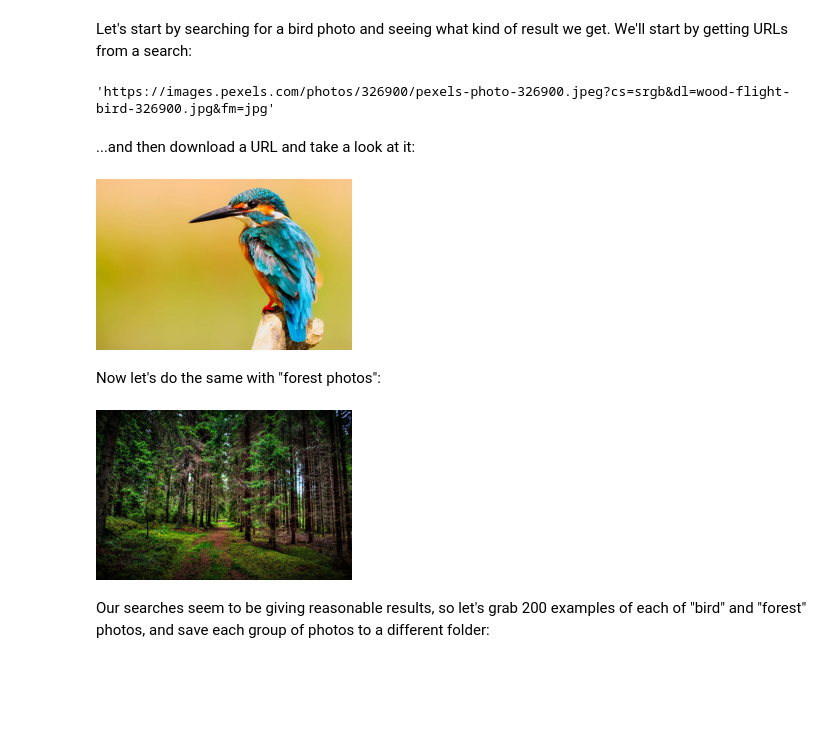
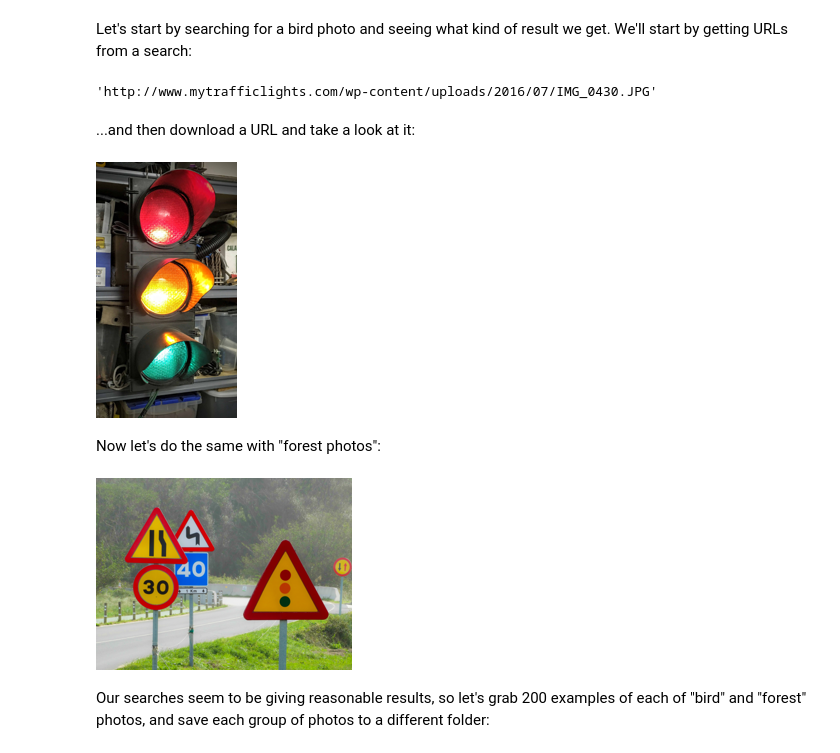
Before and after one commit to Tasoth/FastAI-course22, a Jupyter notebook: 00-is-it-a-bird-creating-a-model-from-your-own-data.ipynb, the cells around one changed output. Saved outputs shown, nothing was run; the diff lists cells and outputs as text; code cells hidden in the pictures; blank space fills up the shorter version.

```diff
--- a/00-is-it-a-bird-creating-a-model-from-your-own-data.ipynb
+++ b/00-is-it-a-bird-creating-a-model-from-your-own-data.ipynb
@@ -45,29 +45,29 @@ def search_images(term, max_images=200): return L(DDGS().images(term, max_result
 # %% [markdown]
 Let's start by searching for a bird photo and seeing what kind of result we get. We'll start by getting URLs from a search:
 # %%
-urls = search_images('bird photos', max_images=1)
+urls = search_images('traffic light photos', max_images=1)
 urls[0]
 # %% [output]
-'https://images.pexels.com/photos/326900/pexels-photo-326900.jpeg?cs=srgb&dl=wood-flight-bird-326900.jpg&fm=jpg'
+'http://www.mytrafficlights.com/wp-content/uploads/2016/07/IMG_0430.JPG'
 # %% [markdown]
 ...and then download a URL and take a look at it:
 # %%
 from fastdownload import download_url
-dest = 'bird.jpg'
+dest = 'tl.jpg'
 download_url(urls[0], dest, show_progress=False)
 
 from fastai.vision.all import *
 im = Image.open(dest)
 im.to_thumb(256,256)
 # %% [output]
-[figure, old version]
+[figure, new version]
 # %% [markdown]
 Now let's do the same with "forest photos":
 # %%
-download_url(search_images('forest photos', max_images=1)[0], 'forest.jpg', show_progress=False)
-Image.open('forest.jpg').to_thumb(256,256)
+download_url(search_images('road sign photos', max_images=1)[0], 'rs.jpg', show_progress=False)
+Image.open('rs.jpg').to_thumb(256,256)
 # %% [output]
-[figure, old version]
+[figure, new version]
 # %% [markdown]
 Our searches seem to be giving reasonable results, so let's grab 200 examples of each of "bird" and "forest" photos, and save each group of photos to a different folder:
 # %%
```
Also changed, not shown: parts of 5 cells of this notebook.
